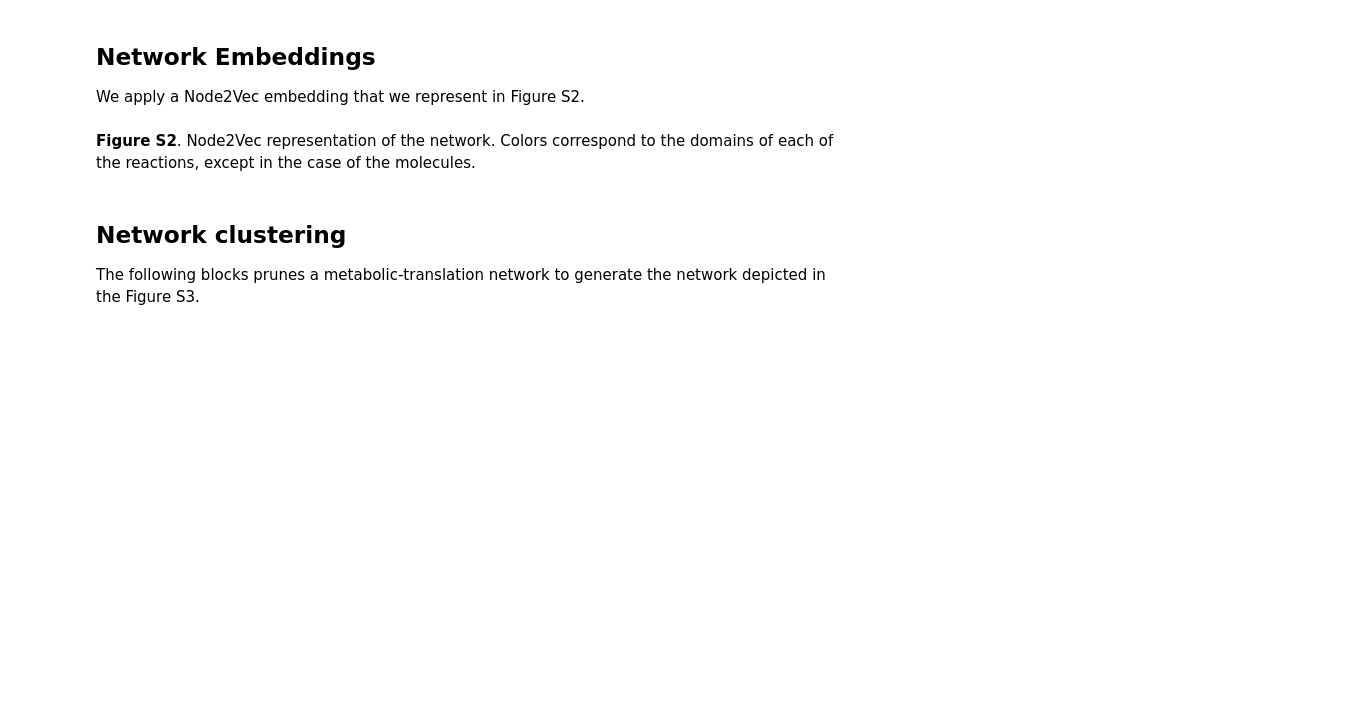
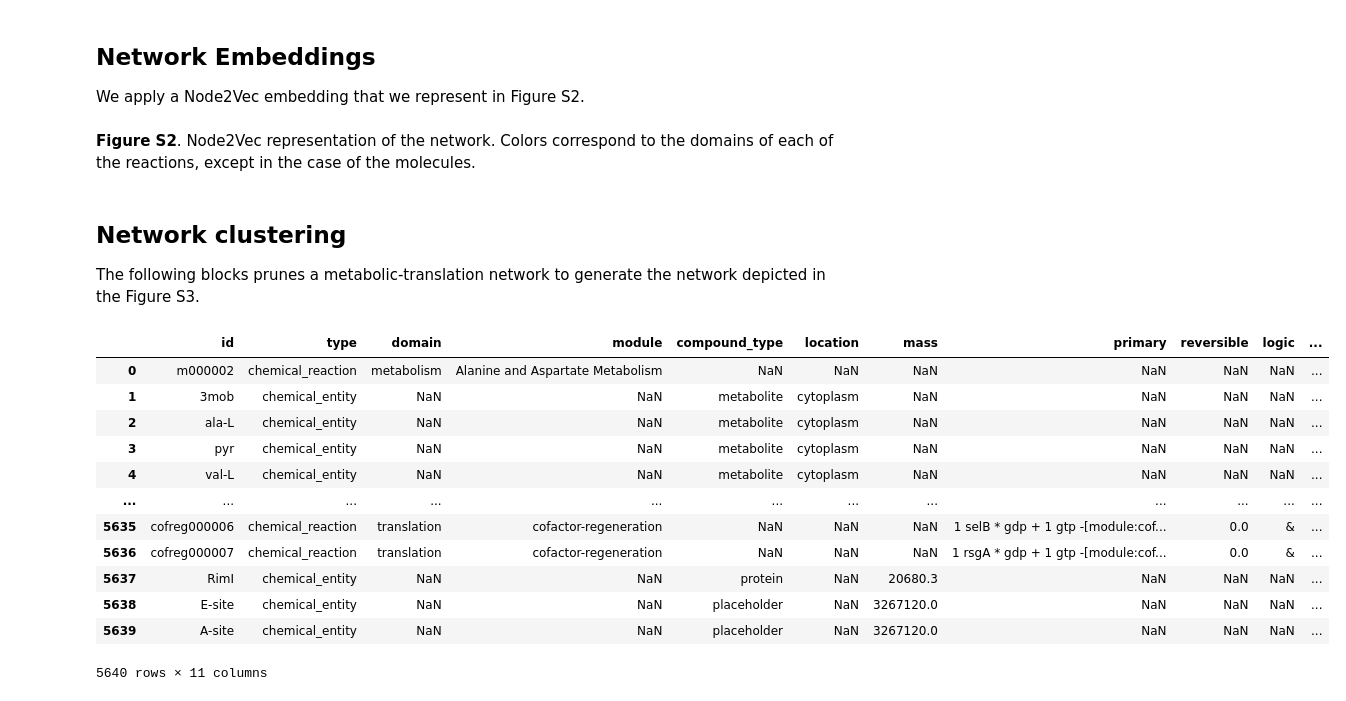
Before and after one commit to kacarlab/Translation-Network, a Jupyter notebook: translation-network-analysis.ipynb, the cells around one changed output. Saved outputs shown, nothing was run; the diff lists cells and outputs as text; code cells hidden in the pictures; blank space fills up the shorter version.

```diff
--- a/translation-network-analysis.ipynb
+++ b/translation-network-analysis.ipynb
@@ -514,6 +512,22 @@ for node, node_data in filter(lambda x: x[1]['type'] == "chemical_reaction", MTN
     except KeyError:
         continue
     domain_map[node] =  node_data['domain']
+# %%
+pd.DataFrame.from_records([dict(id=node, **data) for node, data in MTN.nodes(data=True)])
+# %% [output]
+|  | id | type | domain | module | compound_type | location | mass | primary | reversible | logic | ... |
+| 0 | m000002 | chemical_reaction | metabolism | Alanine and Aspartate Metabolism | NaN | NaN | NaN | NaN | NaN | NaN | ... |
+| 1 | 3mob | chemical_entity | NaN | NaN | metabolite | cytoplasm | NaN | NaN | NaN | NaN | ... |
+| 2 | ala-L | chemical_entity | NaN | NaN | metabolite | cytoplasm | NaN | NaN | NaN | NaN | ... |
+| 3 | pyr | chemical_entity | NaN | NaN | metabolite | cytoplasm | NaN | NaN | NaN | NaN | ... |
+| 4 | val-L | chemical_entity | NaN | NaN | metabolite | cytoplasm | NaN | NaN | NaN | NaN | ... |
+| ... | ... | ... | ... | ... | ... | ... | ... | ... | ... | ... | ... |
+| 5635 | cofreg000006 | chemical_reaction | translation | cofactor-regeneration | NaN | NaN | NaN | 1 selB * gdp + 1 gtp -[module:cof... | 0.0 | & | ... |
+| 5636 | cofreg000007 | chemical_reaction | translation | cofactor-regeneration | NaN | NaN | NaN | 1 rsgA * gdp + 1 gtp -[module:cof... | 0.0 | & | ... |
+| 5637 | RimI | chemical_entity | NaN | NaN | protein | NaN | 20680.3 | NaN | NaN | NaN | ... |
+| 5638 | E-site | chemical_entity | NaN | NaN | placeholder | NaN | 3267120.0 | NaN | NaN | NaN | ... |
+| 5639 | A-site | chemical_entity | NaN | NaN | placeholder | NaN | 3267120.0 | NaN | NaN | NaN | ... |
+5640 rows × 11 columns
 # %%
 MTN_CG = group_bipartite(MTN, module_map)
 MTN_CG = cluster_in(MTN_CG, module_map)
```
Also changed, not shown: parts of 8 cells of this notebook, 1 other file.
